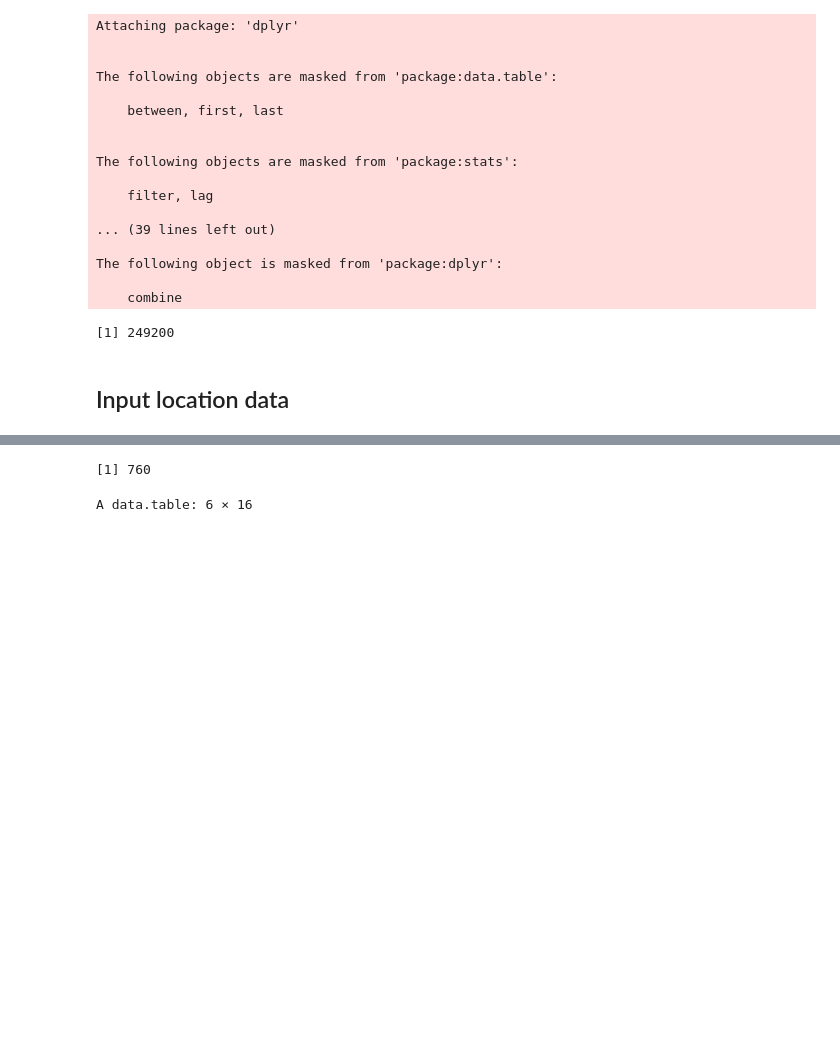
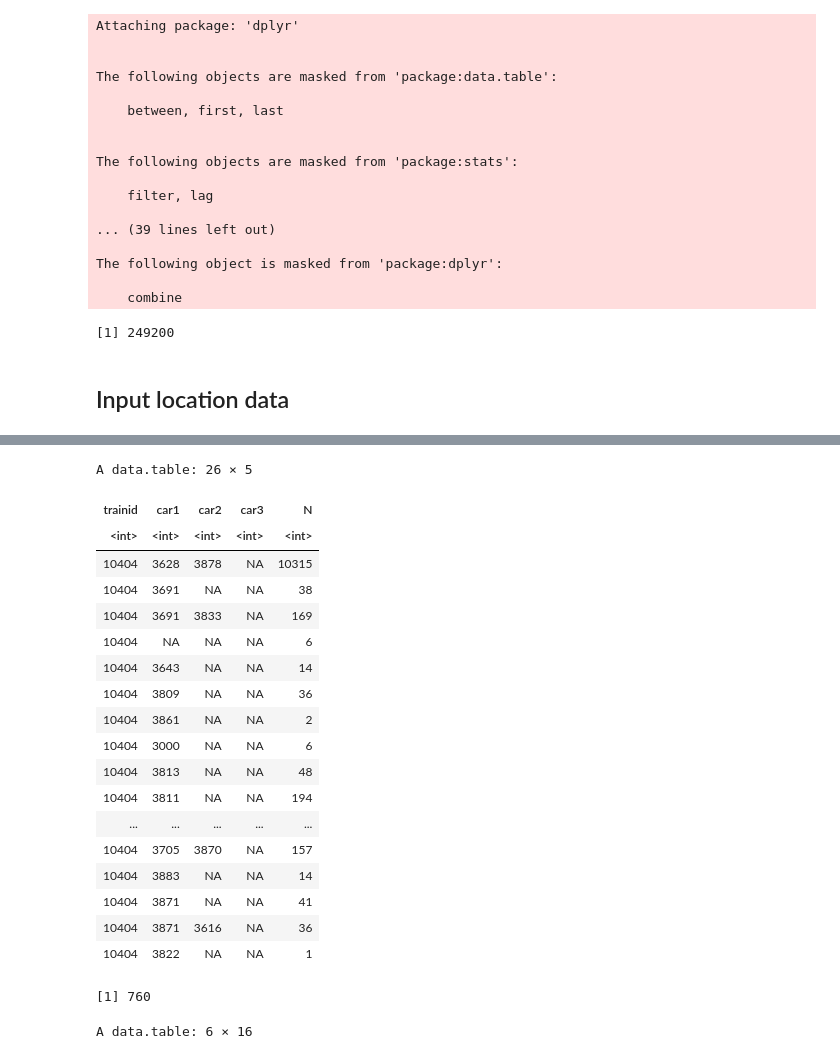
Before and after one commit to narslab/treem, a Jupyter notebook: bin/jupyter/vehicle-trajectory-computation-alt.ipynb, the cells around one changed output, grey strips where cells are left out. Cells and saved outputs as stored; diff of their text form; code cells hidden in the pictures; blank space fills up the shorter version.

```diff
--- a/bin/jupyter/vehicle-trajectory-computation-alt.ipynb
+++ b/bin/jupyter/vehicle-trajectory-computation-alt.ipynb
@@ -63,3 +253,26 @@ dlt = get_light_rail_trajectories(YEARLIST,MONTHlIST)
+# %%
+#length(unique(dlt$trainid))
+dlt[trainid==10404 , .N, by=.(trainid, car1, car2, car3)][order(trainid)]
+# %% [output]
+A data.table: 26 × 5
+| trainid | car1 | car2 | car3 | N |
+| <int> | <int> | <int> | <int> | <int> |
+| 10404 | 3628 | 3878 | NA | 10315 |
+| 10404 | 3691 | NA | NA | 38 |
+| 10404 | 3691 | 3833 | NA | 169 |
+| 10404 | NA | NA | NA | 6 |
+| 10404 | 3643 | NA | NA | 14 |
+| 10404 | 3809 | NA | NA | 36 |
+| 10404 | 3861 | NA | NA | 2 |
+| 10404 | 3000 | NA | NA | 6 |
+| 10404 | 3813 | NA | NA | 48 |
+| 10404 | 3811 | NA | NA | 194 |
+| ... | ... | ... | ... | ... |
+| 10404 | 3705 | 3870 | NA | 157 |
+| 10404 | 3883 | NA | NA | 14 |
+| 10404 | 3871 | NA | NA | 41 |
+| 10404 | 3871 | 3616 | NA | 36 |
+| 10404 | 3822 | NA | NA | 1 |
 # %%
 dht1 = dht[dht$lineid==1]
 length(unique(dht1$trainid))
```
Also changed, not shown: parts of 17 cells of this notebook, 1 other file.
